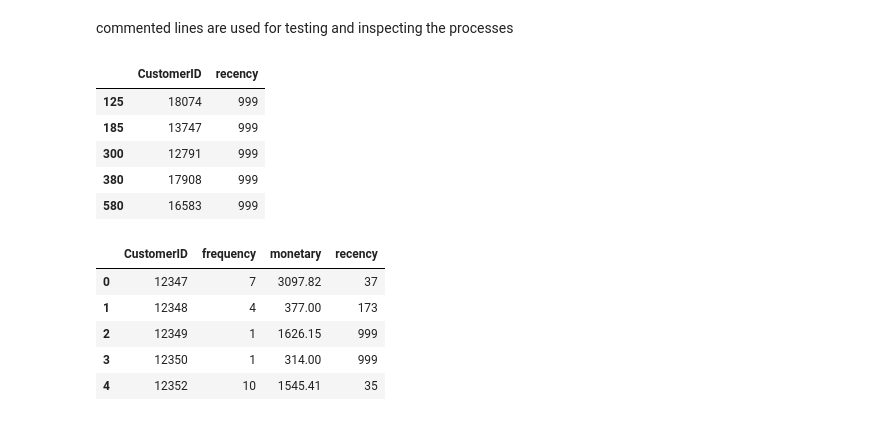
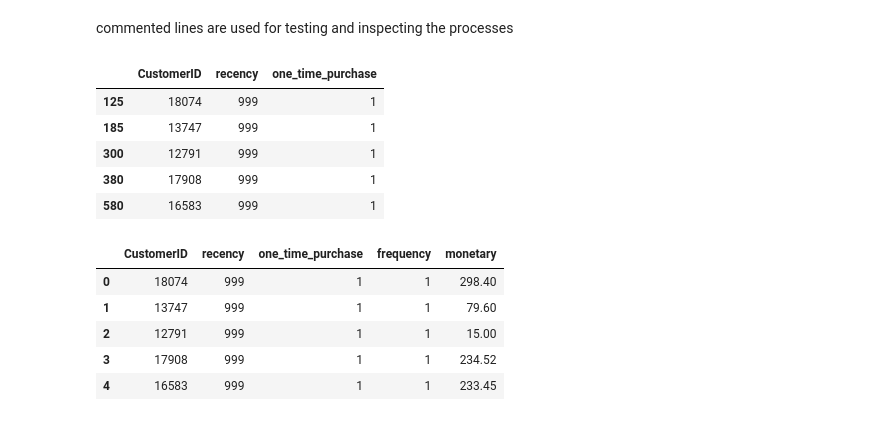
Before and after one commit to patcha-ranat/Ecommerce-Invoice-End-to-end, a Jupyter notebook: model_dev.ipynb, the cells around one changed output. Cells and saved outputs as stored; diff of their text form; code cells hidden in the pictures.

```diff
--- a/model_dev.ipynb
+++ b/model_dev.ipynb
@@ -236,26 +272,30 @@ unique_invoice['recency'] = unique_invoice.groupby('CustomerID')['InvoiceDate'].
 recency = unique_invoice.drop_duplicates("CustomerID", keep='last')
 # NaN occured for one time purchase
 # sample.loc[sample['CustomerID'] == 17301]['InvoiceDate'].nunique()
+recency = recency.drop(columns=['InvoiceNo', 'InvoiceDate'])
 pd.options.mode.chained_assignment = None  # default='warn'
+recency.loc[recency['recency'].isnull() , 'one_time_purchase'] = int(1)
+recency['one_time_purchase'] = recency['one_time_purchase'].fillna(0)
+recency['one_time_purchase'] = recency['one_time_purchase'].astype(int)
 recency['recency'] = recency['recency'].fillna(999)
 recency['recency'] = recency['recency'].astype(int)
-recency = recency.drop(columns=['InvoiceNo', 'InvoiceDate'])
 recency.head()
 # %% [output]
-|  | CustomerID | recency |
-| 125 | 18074 | 999 |
-| 185 | 13747 | 999 |
-| 300 | 12791 | 999 |
-| 380 | 17908 | 999 |
-| 580 | 16583 | 999 |
+|  | CustomerID | recency | one_time_purchase |
+| 125 | 18074 | 999 | 1 |
+| 185 | 13747 | 999 | 1 |
+| 300 | 12791 | 999 | 1 |
+| 380 | 17908 | 999 | 1 |
+| 580 | 16583 | 999 | 1 |
 # %%
-customer_profile = pd.merge(freq, monetary, how='left', on='CustomerID')
-customer_profile = pd.merge(customer_profile, recency, how='left', on='CustomerID')
+customer_profile = recency.merge(freq, on='CustomerID').merge(monetary, on='CustomerID')
+# customer_profile = pd.merge(freq, monetary, how='left', on='CustomerID')
+# customer_profile = pd.merge(customer_profile, recency, how='left', on='CustomerID')
 customer_profile.head()
 # %% [output]
-|  | CustomerID | frequency | monetary | recency |
-| 0 | 12347 | 7 | 3097.82 | 37 |
-| 1 | 12348 | 4 | 377.00 | 173 |
-| 2 | 12349 | 1 | 1626.15 | 999 |
-| 3 | 12350 | 1 | 314.00 | 999 |
-| 4 | 12352 | 10 | 1545.41 | 35 |
+|  | CustomerID | recency | one_time_purchase | frequency | monetary |
+| 0 | 18074 | 999 | 1 | 1 | 298.40 |
+| 1 | 13747 | 999 | 1 | 1 | 79.60 |
+| 2 | 12791 | 999 | 1 | 1 | 15.00 |
+| 3 | 17908 | 999 | 1 | 1 | 234.52 |
+| 4 | 16583 | 999 | 1 | 1 | 233.45 |
```
Also changed, not shown: parts of 40 cells of this notebook.
